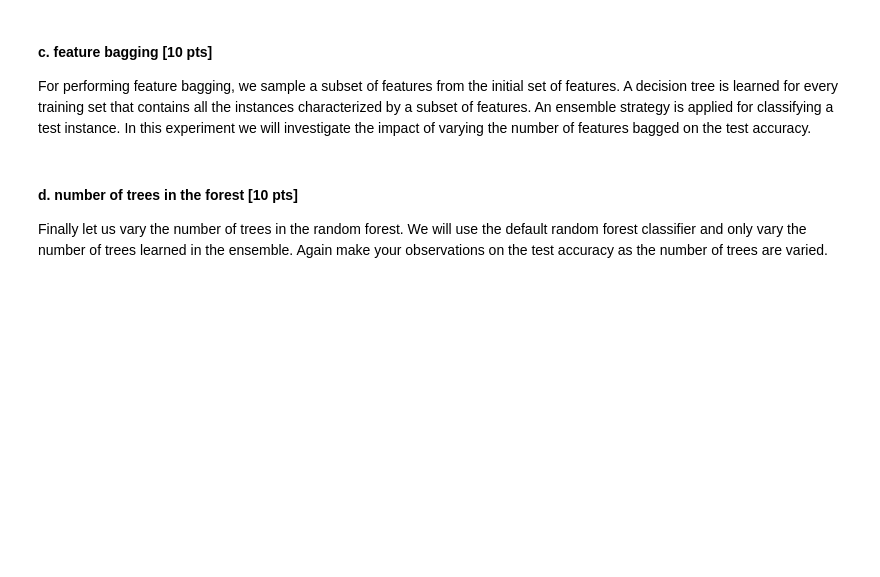
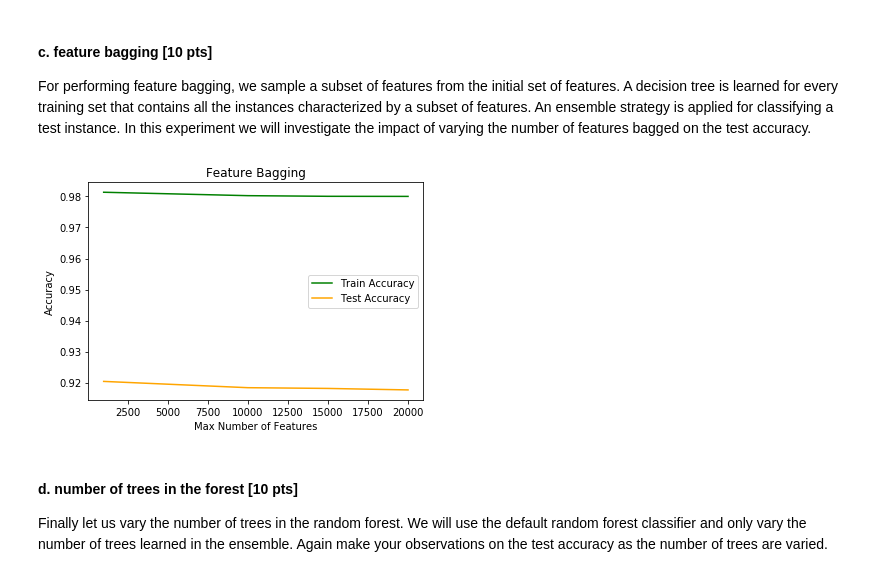
Before and after one commit to jainammm/Decision-Trees-and-Random-Forests, a Jupyter notebook: Jainam_Shah_lab_1.ipynb, the cells around one changed output. Saved outputs shown, nothing was run; the diff lists cells and outputs as text; code cells hidden in the pictures; blank space fills up the shorter version.

```diff
--- a/Jainam_Shah_lab_1.ipynb
+++ b/Jainam_Shah_lab_1.ipynb
@@ -370,18 +381,20 @@ For performing feature bagging, we sample a subset of features from the initial
 # %%
 test_accuracy_list=[]
 train_accuracy_list=[]
 number_of_features = [1000,10000,15000,20000]
 for i in number_of_features:
-  rf = RandomForestClassifier(max_features = i, n_jobs = -1, n_estimators = 20, random_state = 107)
+  rf = RandomForestClassifier(max_features = i, n_jobs = -1, n_estimators = 10, random_state = 107)
   rf.fit(X_train_counts, train_y.values)
 
   testPred = rf.predict(X_test_counts)
   trainPred = rf.predict(X_train_counts)
 
   test_accuracy_list.append(accuracy_score(test_y.values, testPred))
   train_accuracy_list.append(accuracy_score(train_y.values, trainPred))
 
 plot_accuracy(number_of_features, test_accuracy_list, train_accuracy_list, 'Max Number of Features', 'Accuracy', 'Feature Bagging')
+# %% [output]
+[figure, added]
 # %% [markdown]
 #### d. number of trees in the forest [10 pts]
 Finally let us vary the number of trees in the random forest. We will use the default random forest classifier and only vary the number of trees learned in the ensemble. Again make your observations on the test accuracy as the number of trees are varied.
```
Also changed, not shown: parts of 1 cell of this notebook.
